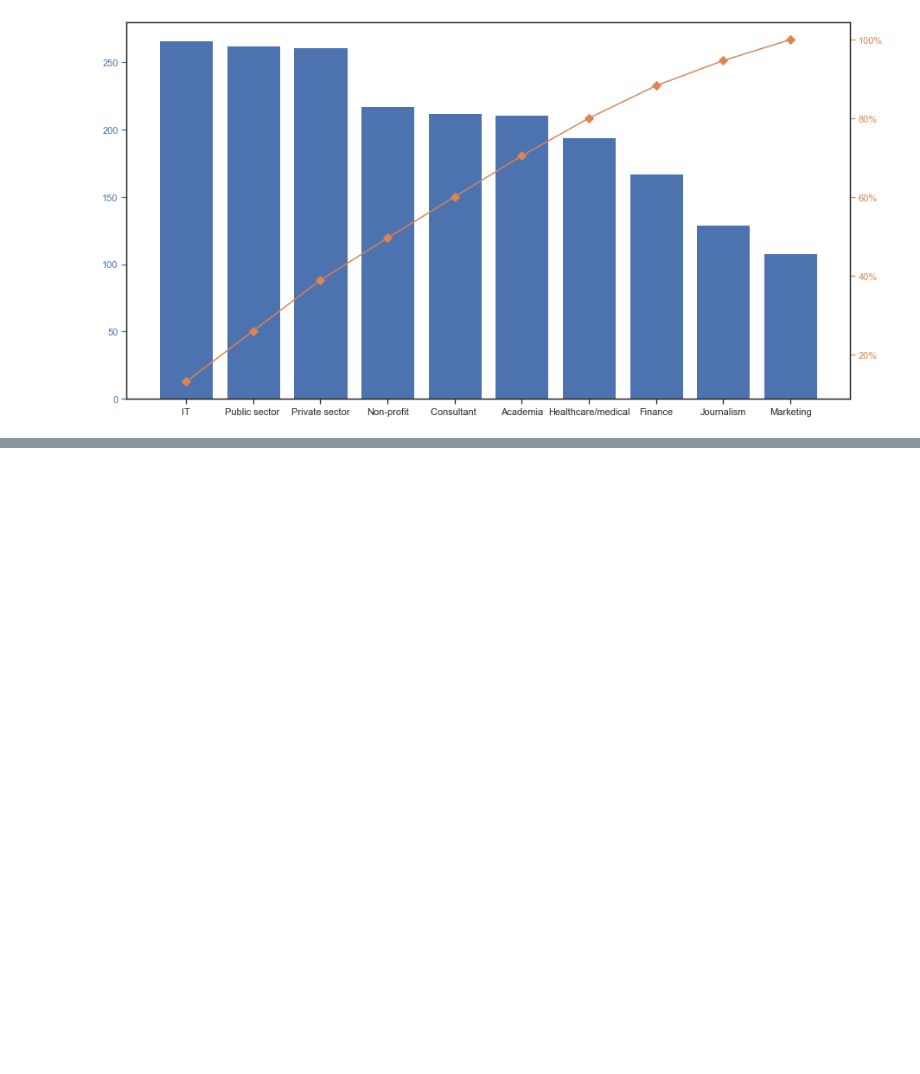
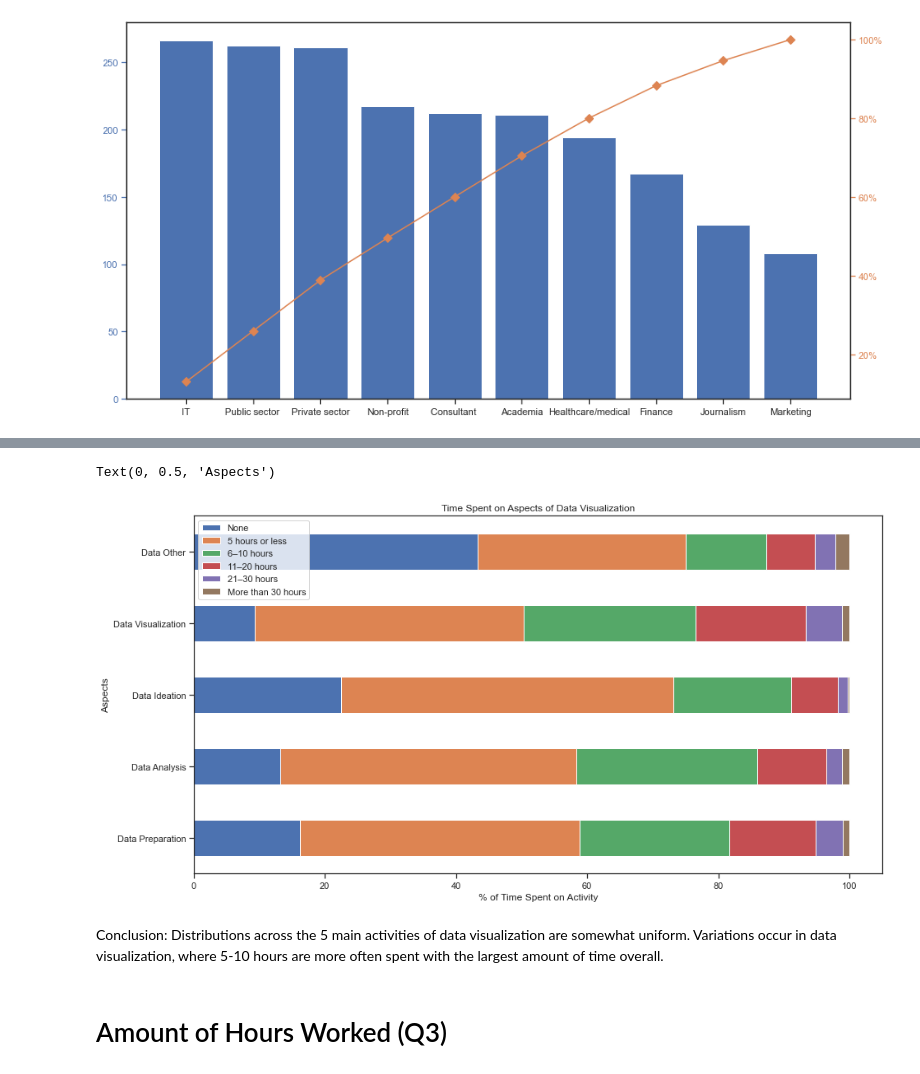
Before and after one commit to MarkCichonski/2022-Data-Viz-Challenge, a Jupyter notebook: Data Visualization Society Survey Challenge.ipynb, the cells around one changed output, grey strips where cells are left out. Drawn from its saved outputs; the diff is of its cells as text; code cells hidden in the pictures; blank space fills up the shorter version.

```diff
--- a/Data Visualization Society Survey Challenge.ipynb
+++ b/Data Visualization Society Survey Challenge.ipynb
@@ -179,0 +181,16 @@ print(df)
+# %%
+df5=df5.set_index('Activity')
+# %%
+stacked_data = df5.apply(lambda x: x*100/sum(x), axis=1)
+# %%
+stacked_data.plot(kind="barh", stacked=True)
+plt.title("Time Spent on Aspects of Data Visualization")
+plt.xlabel("% of Time Spent on Activity")
+plt.ylabel("Aspects")
+# %% [output]
+Text(0, 0.5, 'Aspects')
+[figure, added]
+# %% [markdown]
+Conclusion: Distributions across the 5 main activities of data visualization are somewhat uniform.  Variations occur in data visualization, where 5-10 hours are more often spent with the largest amount of time overall.
+# %% [markdown]
+# Amount of Hours Worked (Q3)
```
Also changed, not shown: parts of 42 cells of this notebook.
